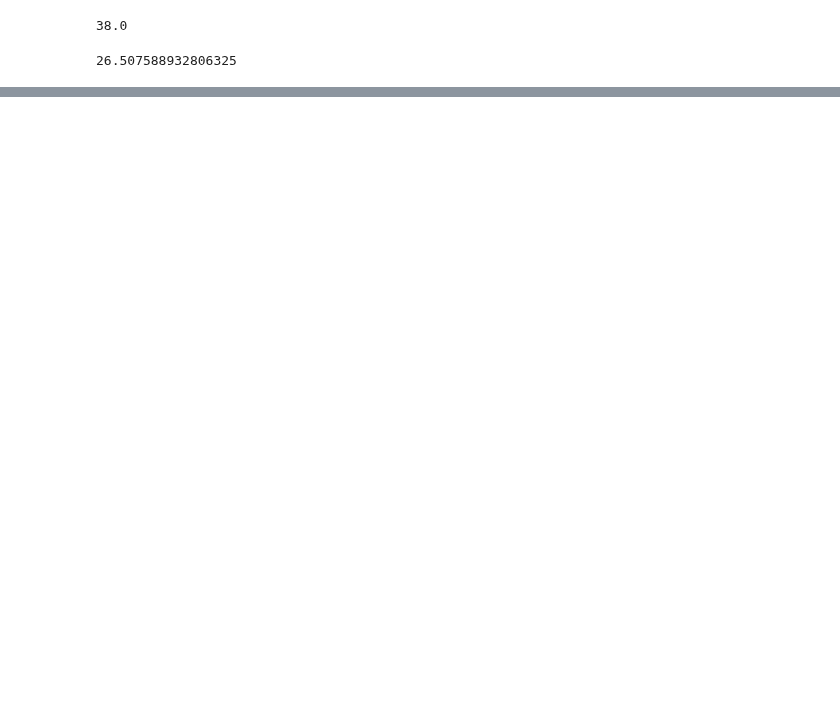
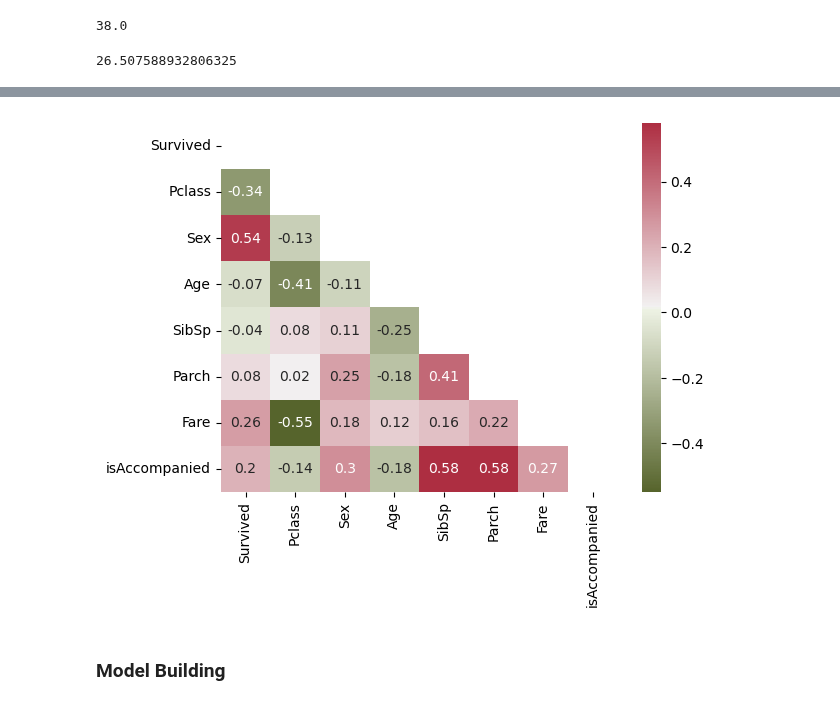
Before and after one commit to lavkushsingh31/Data_Science_Machine_Learning_Projects, a Jupyter notebook: Mini Project - Titanic Survival Prediction/Mini Project - Titanic Survival Prediction.ipynb, the cells around one changed output, grey strips where cells are left out. Drawn from its saved outputs; the diff is of its cells as text; code cells hidden in the pictures; blank space fills up the shorter version.

```diff
--- a/Mini Project - Titanic Survival Prediction/Mini Project - Titanic Survival Prediction.ipynb
+++ b/Mini Project - Titanic Survival Prediction/Mini Project - Titanic Survival Prediction.ipynb
@@ -219,4 +237,6 @@ age_imputer(data.iloc[1])
 age_imputer(data.iloc[5])
 # %% [output]
 26.507588932806325
+# %%
+data['Age'] = data[['Pclass', 'Sex', 'Age']].apply(age_imputer, axis = 1)
 # %%
@@ -276,0 +259,5 @@ Name: 1, dtype: float64
+# %%
+# getting correlation of the data columns with each other
+
+corr_data = data.corr().round(2)
+corr_data
@@ -276,0 +274,14 @@ Name: 1, dtype: float64
+# %%
+# Getting the Upper Triangle of the co-relation matrix
+matrix = np.triu(np.ones_like(corr_data))
+
+# Create a custom divergin palette
+cmap = sns.diverging_palette(100, 7, s=75, l=40,
+                            n=5, center="light", as_cmap=True)
+
+# using the upper triangle matrix as mask
+sns.heatmap(corr_data, annot=True, mask=matrix, cmap=cmap);
+# %% [output]
+[figure, added]
+# %% [markdown]
+### Model Building
```
Also changed, not shown: parts of 10 cells of this notebook.
